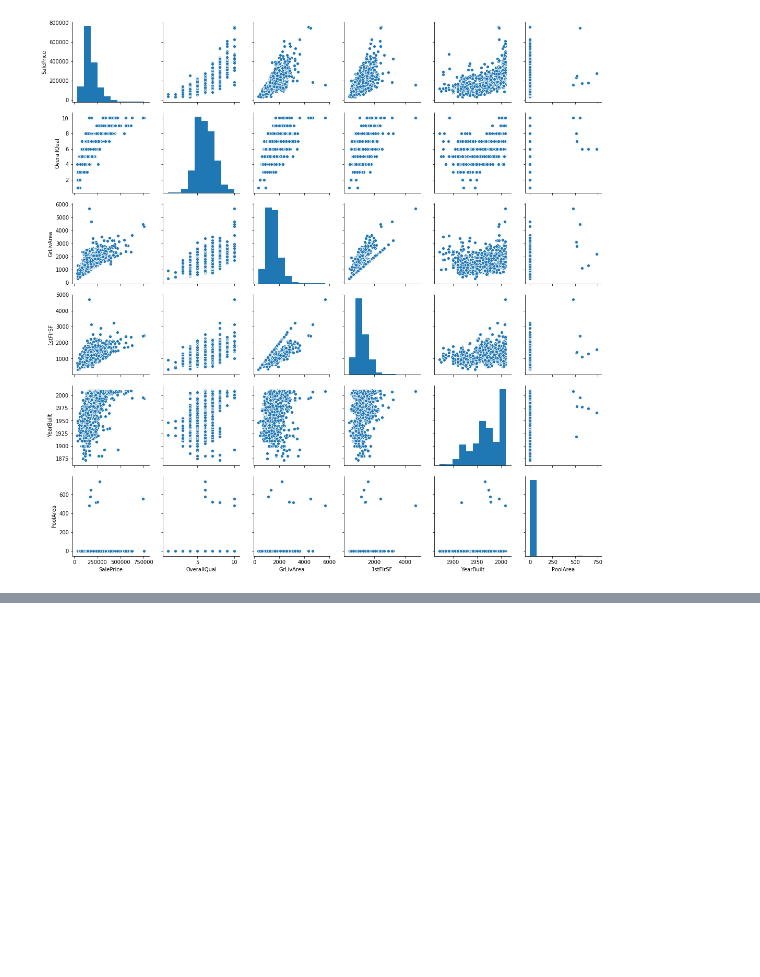
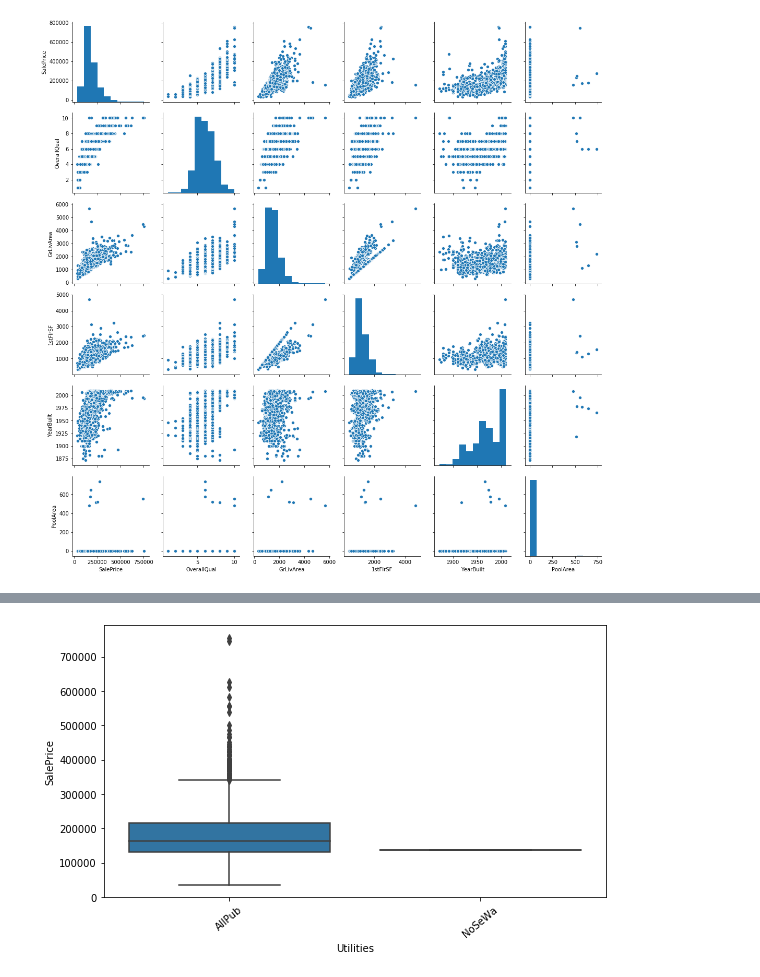
Before and after one commit to diannejardinez/Kaggle-Competition-Practice, a Jupyter notebook: Housing-Prices/Data-Exploration.ipynb, the cells around one changed output, grey strips where cells are left out. Cells and saved outputs as stored; diff of their text form; code cells hidden in the pictures; blank space fills up the shorter version.

```diff
--- a/Housing-Prices/Data-Exploration.ipynb
+++ b/Housing-Prices/Data-Exploration.ipynb
@@ -270,0 +330,9 @@ sns.pairplot(housing_train_data[col])
+# %%
+# Comparing SalePrice and Utilities
+
+f, ax = plt.subplots(figsize=(9,5))
+sns.boxplot(y=housing_train_data['SalePrice'], x=housing_train_data['Utilities'])
+plt.xticks(rotation=40)
+plt.show()
+# %% [output]
+[figure, added]
```
Also changed, not shown: parts of 13 cells of this notebook.
